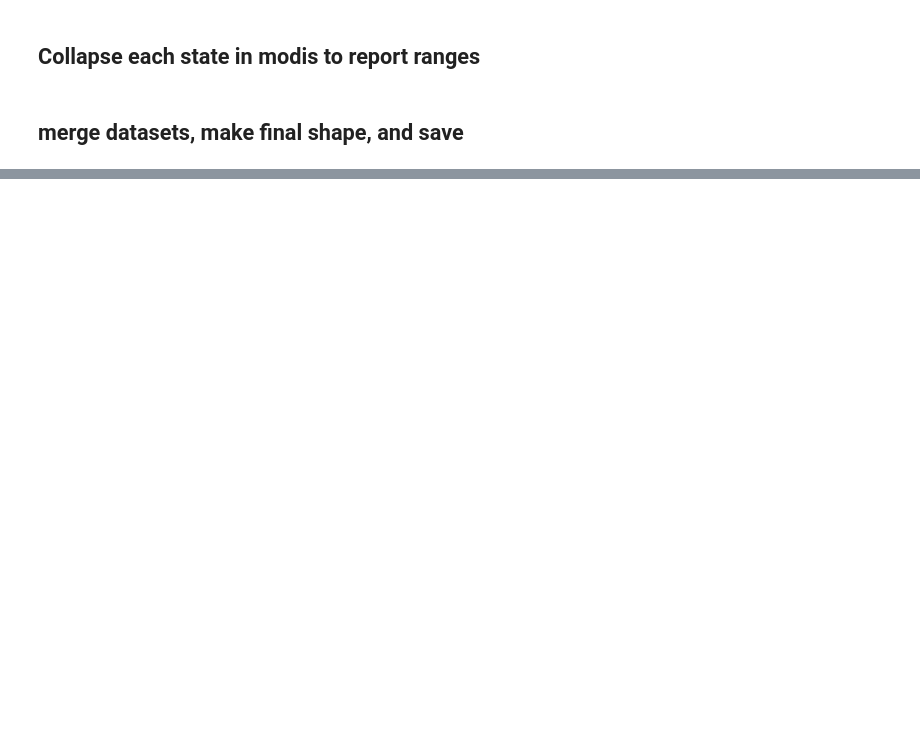
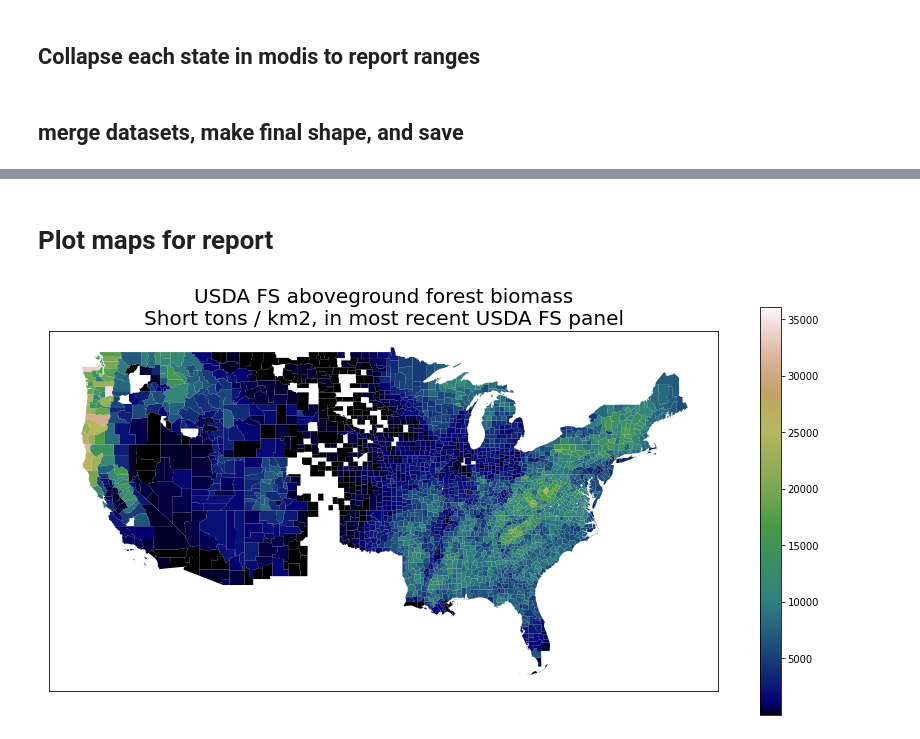
Before and after one commit to etrieschman/forest-biomass-modeling, a Jupyter notebook: notebooks/create_analytical_dataset.ipynb, the cells around one changed output, grey strips where cells are left out. Saved outputs shown, nothing was run; the diff lists cells and outputs as text; code cells hidden in the pictures; blank space fills up the shorter version.

```diff
--- a/notebooks/create_analytical_dataset.ipynb
+++ b/notebooks/create_analytical_dataset.ipynb
@@ -67,7 +70,7 @@ statefps = fis.statefp.sort_values().unique()
 
 # for state
 modis_r = pd.DataFrame()
-for statefp in statefps[1:]:
+for statefp in statefps[0:]:
     # get state data and report ranges for state
     m = modis.loc[modis.statefp == statefp]
     report_ranges = fis.loc[fis.statefp == statefp, ('year_start', 'year_end')].drop_duplicates().to_numpy()
@@ -85,5 +88,5 @@ for statefp in statefps[1:]:
 # %%
 # merge
 df = pd.merge(left=fis, right=modis_r, how='left', on=('fips', 'statefp', 'year_start', 'year_end'))
-df = pd.merge(left=df, right=counties, how='left', on='fips')
+df = pd.merge(left=df, right=county_ac, how='left', on='fips')
 df = df.drop(columns=['year', 'r0', 'c0'])
@@ -107,6 +110,29 @@ df_w.head()
+# %%
+# make flag for latest report per county
+# df_w.loc[:, 'last_report'] = df_w.groupby('fips')['report'].transform('min') == df_w.report
+df_w.loc[:, 'last_report'] = df_w.report == '0'
 # %%
 # write final dataset
 filename = 'analysis_df.csv'
 filepath = DATA_CLEAN_PATH / filename
 filepath.parent.mkdir(parents=True, exist_ok=True)
 df_w.to_csv(filepath, index=False)
+# %% [markdown]
+# Plot maps for report
+# %%
+# merge on FS data
+county_fs = counties.drop(columns='area_km').merge(right=df_w, how='right', on='fips')
+county_fs.loc[:, 'total_pkm'] = county_fs.total / county_fs.area_km
+# %%
+title = 'USDA FS aboveground forest biomass\nShort tons / km2, in most recent USDA FS panel'
+gdf = county_fs.loc[county_fs.last_report]
+value_col = 'total_pkm'
+
+fig, ax = plt.subplots(figsize=(15, 15))
+gdf.plot(ax=ax, column=value_col, legend=True, legend_kwds={'shrink': 0.5}, cmap='gist_earth') # https://matplotlib.org/2.0.2/users/colormaps.html
+ax.get_yaxis().set_visible(False)
+ax.get_xaxis().set_visible(False)
+plt.title(title)
+plt.show()
+# %% [output]
+[figure, added]
```
Also changed, not shown: parts of 10 cells of this notebook, 13 other files.
